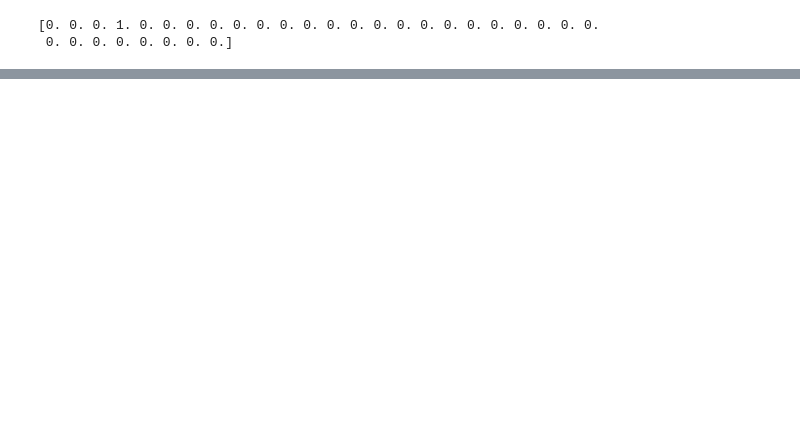
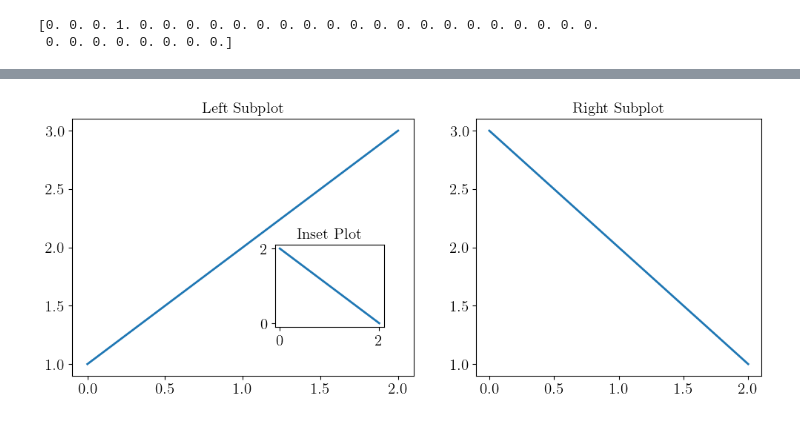
Before and after one commit to qiboteam/boostvqe, a Jupyter notebook: notebooks/plots_for_proceedings/test.ipynb, the cells around one changed output, grey strips where cells are left out. Cells and saved outputs as stored; diff of their text form; code cells hidden in the pictures; blank space fills up the shorter version.

```diff
--- a/notebooks/plots_for_proceedings/test.ipynb
+++ b/notebooks/plots_for_proceedings/test.ipynb
@@ -214,0 +249,34 @@ plt.savefig('variational_XXZ_5_0.5.pdf')
+# %%
+import matplotlib.pyplot as plt
+from mpl_toolkits.axes_grid1.inset_locator import inset_axes
+
+# Create a figure with 1 row and 2 columns of subplots
+fig, ax = plt.subplots(1, 2, figsize=(12, 4.5), gridspec_kw={'width_ratios': [1.2, 1]})
+
+# Plot something on the left subplot
+ax[0].plot([0, 1, 2], [1, 2, 3])
+ax[0].set_title('Left Subplot')
+
+# Create an inset axis on the left subplot with loc='center right' and adjust its position
+sub_ax = inset_axes(
+    parent_axes=ax[0],
+    width="32%",
+    height="32%",
+    borderpad=1,  # padding between parent and inset axes
+    loc="center right",
+    bbox_to_anchor=(-0.05, -0.15, 1, 1),  # Adjust this to move the inset
+    bbox_transform=ax[0].transAxes
+)
+
+# Plot something in the inset axis
+sub_ax.plot([0, 1, 2], [2, 1, 0])
+sub_ax.set_title('Inset Plot')
+
+# Plot something on the right subplot (for completeness)
+ax[1].plot([0, 1, 2], [3, 2, 1])
+ax[1].set_title('Right Subplot')
+
+# Show plot
+plt.show()
+# %% [output]
+[figure, added]
```
Also changed, not shown: parts of 3 cells of this notebook, 7 other files.
